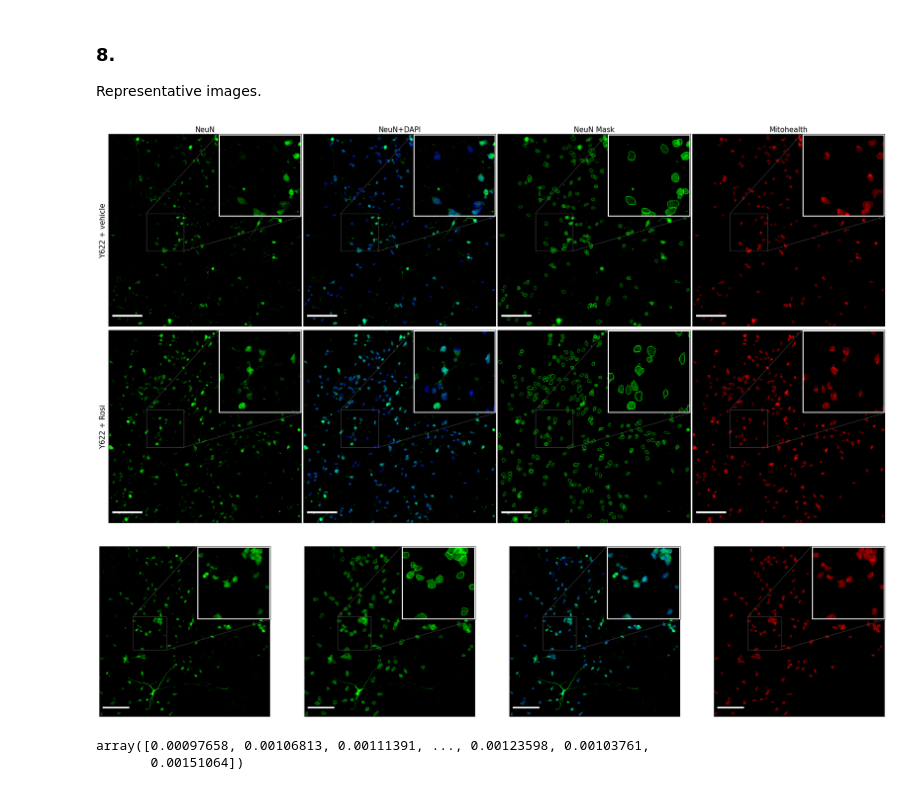
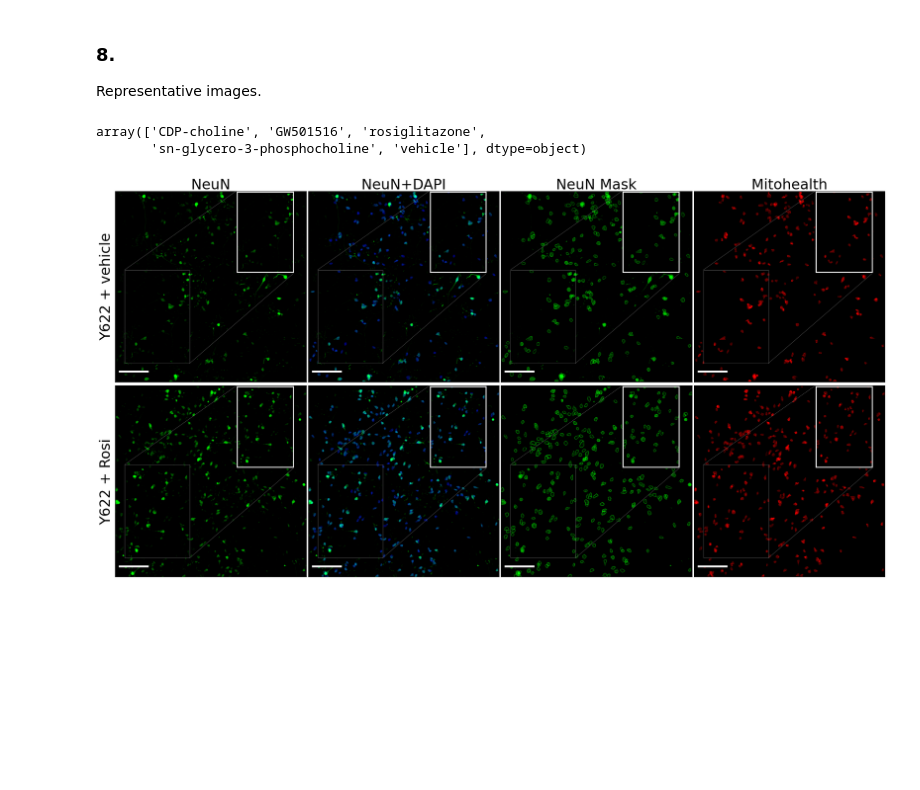
Before and after one commit to djunamay/confocalQuant, a Jupyter notebook: outs/neuronbatch101823_mitohealth_out/example.ipynb, the cells around one changed output. Cells and saved outputs as stored; diff of their text form; code cells hidden in the pictures; blank space fills up the shorter version.

```diff
--- a/outs/neuronbatch101823_mitohealth_out/example.ipynb
+++ b/outs/neuronbatch101823_mitohealth_out/example.ipynb
@@ -171,6 +171,11 @@ dict_line = dict(zip(data['filename'], data['line']))
 mean_per_filename, mean_per_condition = compute_avs(data, 'filename', 'treatment', 'line', 'mito-b')
 treat_rep = get_rep_im('rosiglitazone', 'Y622', all_file_names, mean_per_condition, mean_per_filename, dict_treat, dict_line)
 vehicle_rep = get_rep_im('vehicle', 'Y622', all_file_names, mean_per_condition, mean_per_filename, dict_treat, dict_line)
+# %%
+np.unique(data['treatment'])
+# %% [output]
+array(['CDP-choline', 'GW501516', 'rosiglitazone',
+       'sn-glycero-3-phosphocholine', 'vehicle'], dtype=object)
 # %%
 collabs = ['NeuN','NeuN+DAPI',  'NeuN Mask', 'Mitohealth']
 rowlabs = ['Y622 + vehicle', 'Y622 + Rosi']
@@ -183,33 +188,33 @@ fig.subplots_adjust(hspace=0.01, wspace=0.01)  # Adjust the spacing
 for i in range(len(conditions)):
     ID = conditions[i]
     mat_sele, mask_sele = get_id_data(ID, zi_per_job, Nzi, mat, masks)
 
     # make plots
     plt0 = get_mean_projections(mat_sele, mask_sele, background_dict={0: 0, 1: 99.5, 2: 0}, gamma_dict={0: .5, 1: .5, 2: .5}, lower_dict={0: 0, 1: 0, 2: 0}, upper_dict={0: 100, 1: 99.9, 2: 100}, channels=[1,0], order=[2,1,0], mask_channel = [0], maskit=True)
-    plt1 = get_mean_projections(mat_sele, mask_sele, background_dict={0: 0, 1: 99, 2: 0}, gamma_dict={0: .5, 1: .5, 2: 1}, lower_dict={0: 0, 1: 0, 2: 0}, upper_dict={0: 100, 1: 100, 2: 100}, channels=[2], order=[2,1,0], mask_channel = [2], maskit=True)
+    plt1 = get_mean_projections(mat_sele, mask_sele, background_dict={0: 0, 1: 99, 2: 0}, gamma_dict={0: .5, 1: .5, 2: .9}, lower_dict={0: 0, 1: 0, 2: 0}, upper_dict={0: 100, 1: 100, 2: 99.9}, channels=[2], order=[2,1,0], mask_channel = [2], maskit=True)
     d = impose_segmentation(ID, zi_per_job, Nzi, mat, masks, val=1)
     plt2 = get_mean_projections(d, mask_sele, background_dict={0: 0, 1: 99, 2: 0}, gamma_dict={0: .5, 1: .5, 2: .5}, lower_dict={0: 0, 1: 0, 2: 0}, upper_dict={0: 100, 1: 99.9, 2: 100}, channels=[1], order=[2,1,0], mask_channel = [0], maskit=True)
     plt3 = get_mean_projections(mat_sele, mask_sele, background_dict={0: 0, 1: 99.5, 2: 0}, gamma_dict={0: .5, 1: .5, 2: .5}, lower_dict={0: 0, 1: 0, 2: 0}, upper_dict={0: 100, 1: 99.9, 2: 100}, channels=[1], order=[2,1,0], mask_channel = [0], maskit=True)
 
     # get image
     imgA = AICSImage(path_to_czi_files + all_file_names[ID])
 
     # show plots
     plot_axis(axes, plt3, i,0, 100, imgA, collabs, rowlabs)
     add_inset(axes, i,0, plt3)
 
     plot_axis(axes, plt2, i,2, 100, imgA, collabs, rowlabs)
     add_inset(axes, i,2, plt2)
 
     plot_axis(axes, plt0, i,1, 100, imgA, collabs, rowlabs)
     add_inset(axes, i,1, plt0)
 
     plot_axis(axes, plt1, i,3, 100, imgA, collabs, rowlabs)
     add_inset(axes, i,3, plt1)
 
 
 
 fig.savefig('test.png')
 # %% [output]
-[figure, old version]
+[figure, new version]
 # %%
@@ -247,21 +232,0 @@ def add_inset(axes, i, plt):
-# %%
-fig, axes = plt.subplots(1, 4, figsize=(30, 30))
-
-plot_axis(axes, plt3, 0, 100, img)
-add_inset(axes, 0, plt3)
-
-plot_axis(axes, plt2, 1, 100, img)
-add_inset(axes, 1, plt2)
-
-plot_axis(axes, plt0, 2, 100, img)
-add_inset(axes, 2, plt0)
-
-plot_axis(axes, plt1, 3, 100, img)
-add_inset(axes, 3, plt1)
-# %% [output]
-[figure, removed]
-# %%
-mat_sele[:,:,:,2][mask_sele==0]
-# %% [output]
-array([0.00097658, 0.00106813, 0.00111391, ..., 0.00123598, 0.00103761,
-       0.00151064])
```
Also changed, not shown: parts of 24 cells of this notebook.
